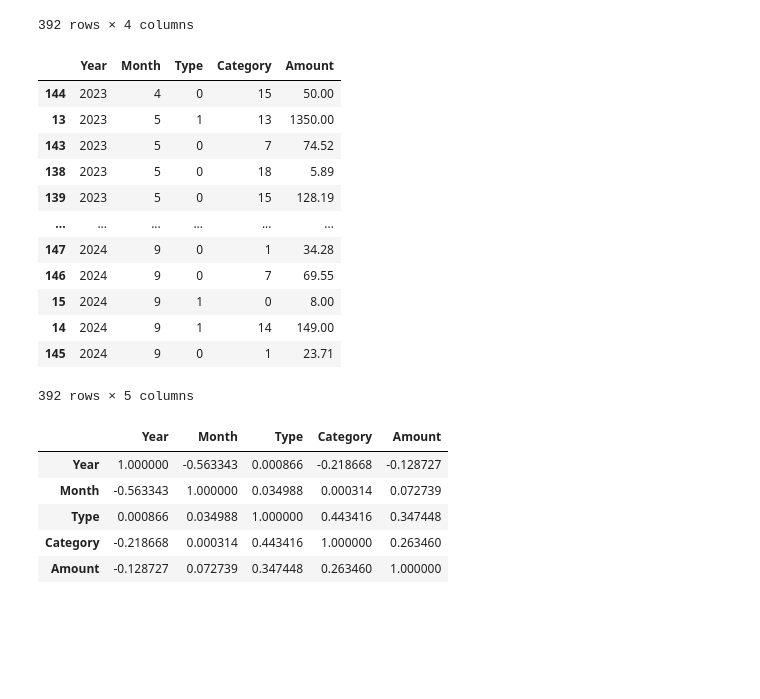
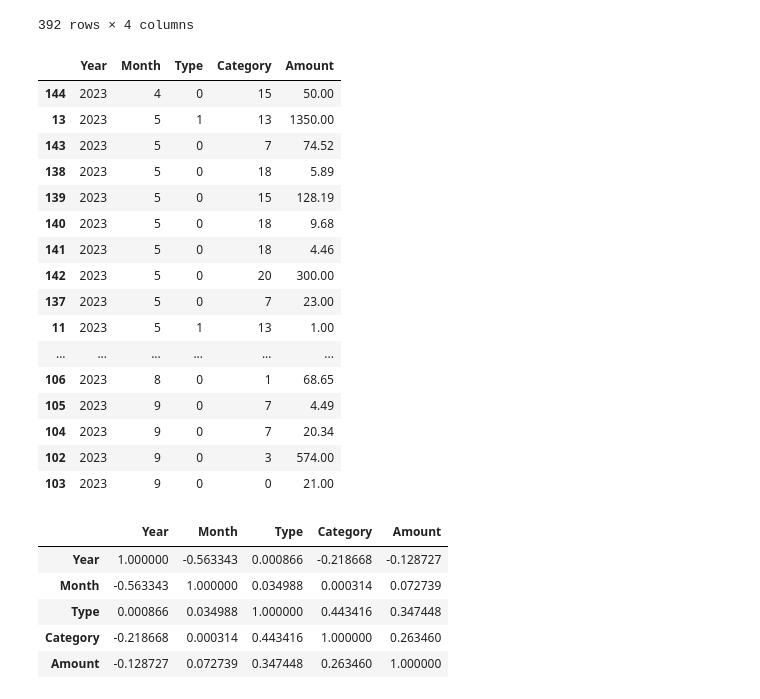
Before and after one commit to sudhanshrestha/ChatFinancial, a Jupyter notebook: financial_anlysis.ipynb, the cells around one changed output. Drawn from its saved outputs; the diff is of its cells as text; code cells hidden in the pictures; blank space fills up the shorter version.

```diff
--- a/financial_anlysis.ipynb
+++ b/financial_anlysis.ipynb
@@ -228,34 +228,38 @@ df
 # %%
 # sperating date by year and month and day
 df['Year'] = pd.DatetimeIndex(df['Date and time']).year
 df['Month'] = pd.DatetimeIndex(df['Date and time']).month
 # df['Day'] = pd.DatetimeIndex(df['Date and time']).day
 
 df.drop(columns=['Date and time'], inplace=True)
 df
 #renaming columns
 df = df.rename(columns={'Category_encoded': 'Category', 'spending_type_encoded': 'Type', 'Amount in default currency': 'Amount',})
 
 #renaming columns
 df = df.rename(columns={'Category_encoded': 'Category', 'spending_type_encoded': 'Type', 'Ammount in default currency': 'Amount',})
 
 # reordering columns
 df = df[['Year', 'Month', 'Type', 'Category', 'Amount']]
-df
+df.head(50)
 # %% [output]
 |  | Year | Month | Type | Category | Amount |
 | 144 | 2023 | 4 | 0 | 15 | 50.00 |
 | 13 | 2023 | 5 | 1 | 13 | 1350.00 |
 | 143 | 2023 | 5 | 0 | 7 | 74.52 |
 | 138 | 2023 | 5 | 0 | 18 | 5.89 |
 | 139 | 2023 | 5 | 0 | 15 | 128.19 |
+| 140 | 2023 | 5 | 0 | 18 | 9.68 |
+| 141 | 2023 | 5 | 0 | 18 | 4.46 |
+| 142 | 2023 | 5 | 0 | 20 | 300.00 |
+| 137 | 2023 | 5 | 0 | 7 | 23.00 |
+| 11 | 2023 | 5 | 1 | 13 | 1.00 |
 | ... | ... | ... | ... | ... | ... |
-| 147 | 2024 | 9 | 0 | 1 | 34.28 |
-| 146 | 2024 | 9 | 0 | 7 | 69.55 |
-| 15 | 2024 | 9 | 1 | 0 | 8.00 |
-| 14 | 2024 | 9 | 1 | 14 | 149.00 |
-| 145 | 2024 | 9 | 0 | 1 | 23.71 |
+| 106 | 2023 | 8 | 0 | 1 | 68.65 |
+| 105 | 2023 | 9 | 0 | 7 | 4.49 |
+| 104 | 2023 | 9 | 0 | 7 | 20.34 |
+| 102 | 2023 | 9 | 0 | 3 | 574.00 |
+| 103 | 2023 | 9 | 0 | 0 | 21.00 |
-392 rows × 5 columns
 # %%
 # Calculate correlation matrix
 correlation_matrix = df.corr()
```
Also changed, not shown: 3 other files.
